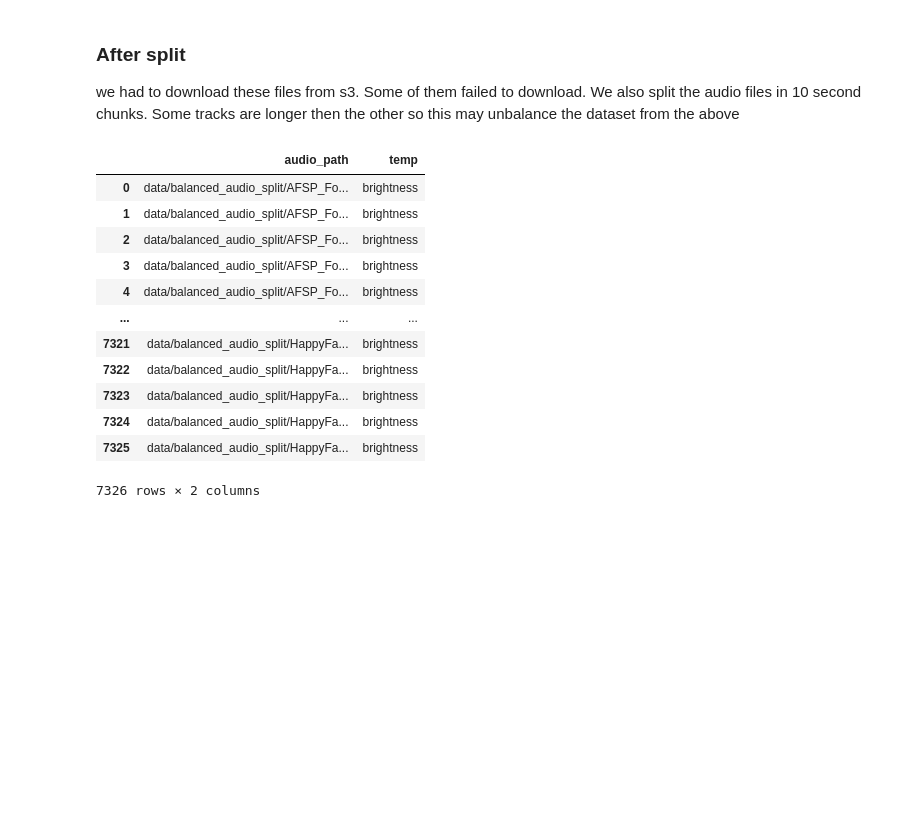
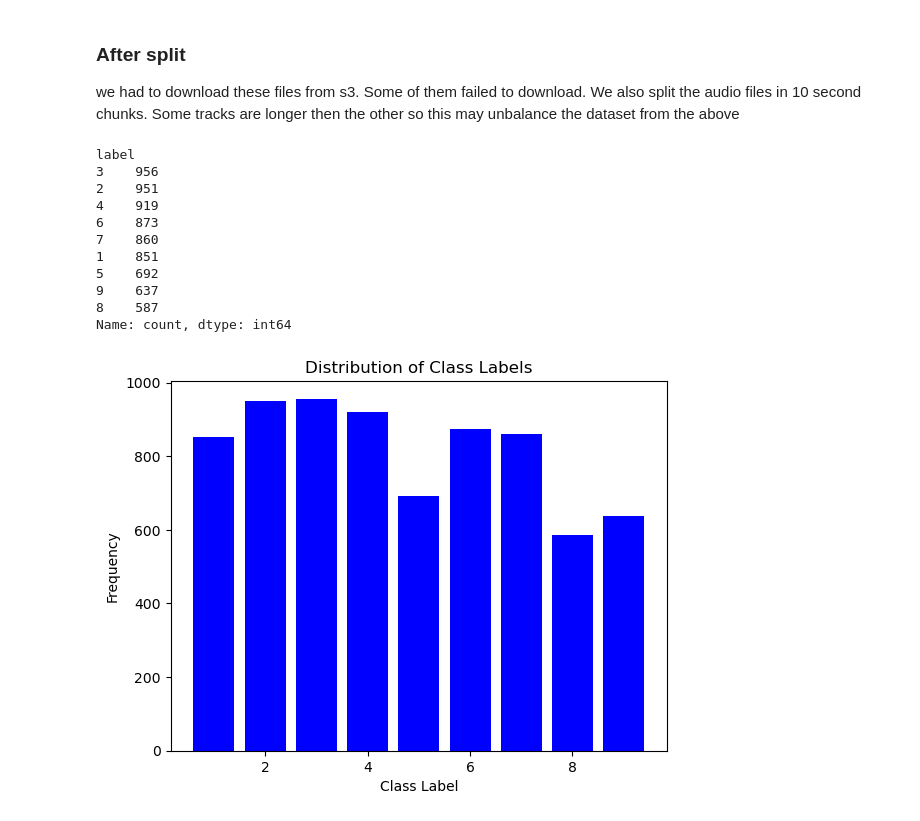
Before and after one commit to Antfood/music-classification-research, a Jupyter notebook: notebooks/brightness-balance-class.ipynb, the cells around one changed output. Cells and saved outputs as stored; diff of their text form; code cells hidden in the pictures; blank space fills up the shorter version.

Commit message:
added data folder

```diff
--- a/notebooks/data-engineering.ipynb
+++ b/notebooks/brightness-balance-class.ipynb
@@ -135,18 +140,26 @@ we had to download these files from s3. Some of them failed to download. We also
 # %%
 split_df = pd.read_csv('../data/balanced_brightness_split.csv')
 
-plit_df['brightness'].value_counts()
+dist = split_df['label'].value_counts()
+
+dist
 # %% [output]
-|  | audio_path | temp |
-| 0 | data/balanced_audio_split/AFSP_Fo... | brightness |
-| 1 | data/balanced_audio_split/AFSP_Fo... | brightness |
-| 2 | data/balanced_audio_split/AFSP_Fo... | brightness |
-| 3 | data/balanced_audio_split/AFSP_Fo... | brightness |
-| 4 | data/balanced_audio_split/AFSP_Fo... | brightness |
-| ... | ... | ... |
-| 7321 | data/balanced_audio_split/HappyFa... | brightness |
-| 7322 | data/balanced_audio_split/HappyFa... | brightness |
-| 7323 | data/balanced_audio_split/HappyFa... | brightness |
-| 7324 | data/balanced_audio_split/HappyFa... | brightness |
-| 7325 | data/balanced_audio_split/HappyFa... | brightness |
-7326 rows × 2 columns
+label
+3    956
+2    951
+4    919
+6    873
+7    860
+1    851
+5    692
+9    637
+8    587
+Name: count, dtype: int64
+# %%
+plt.bar(dist.index, dist.values, color='blue')
+plt.xlabel('Class Label')
+plt.ylabel('Frequency')
+plt.title('Distribution of Class Labels')
+plt.show()
+# %% [output]
+[figure, added]
```
Also changed, not shown: parts of 1 cell of this notebook, 11 other files.
